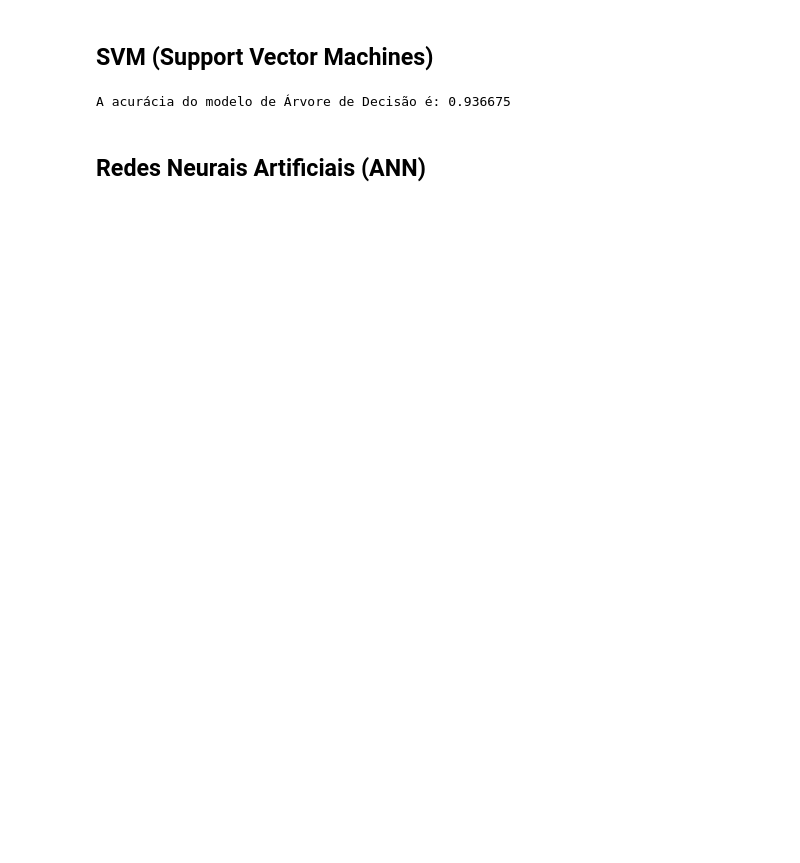
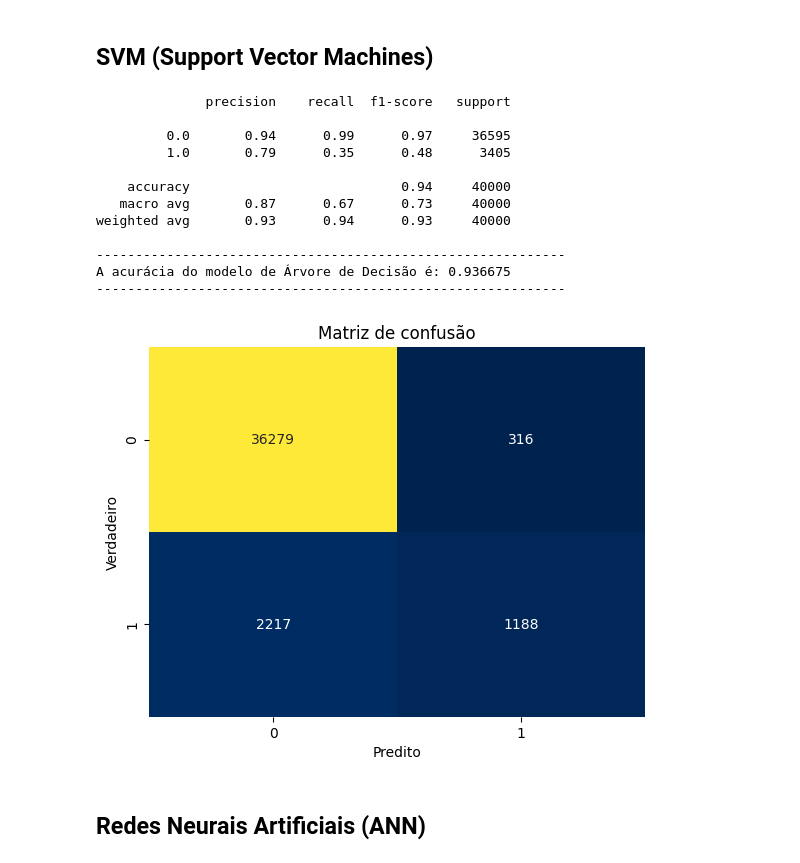
Before and after one commit to DieGod-DS/Credit-Card-Fraud, a Jupyter notebook: rascunho.ipynb, the cells around one changed output. Saved outputs shown, nothing was run; the diff lists cells and outputs as text; code cells hidden in the pictures; blank space fills up the shorter version.

```diff
--- a/rascunho.ipynb
+++ b/rascunho.ipynb
@@ -285,17 +362,45 @@ A acurácia do modelo de Árvore de Decisão é: 0.999825
 # %%
 # criando modelo
 model_svm = SVC(kernel='rbf')
 
 # ajustando modelo aos dados de treino
 model_svm.fit(x_train, y_train)
 
 # fazendo previsões nos dados de teste
 y_pred_svm = model_svm.predict(x_test)
 
-# calculando a acurácia do modelo
+# calculando métricas de validação de modelo
+    # Acurácia
 accuracy_svm = accuracy_score(y_test, y_pred_svm)
+    # Matriz de confusão
+cm_svm = confusion_matrix(y_test, y_pred_svm)
+
+# exibindo F1-Score e Recall
+print(classification_report(y_test,y_pred_svm))
+
+# exibindo Acurácia
+print('-'*60)
 print('A acurácia do modelo de Árvore de Decisão é:', accuracy_svm)
+print('-'*60)
+
+sns.heatmap(cm_svm, annot=True, fmt='d', cmap='cividis', cbar=False)
+plt.xlabel('Predito')
+plt.ylabel('Verdadeiro')
+plt.title('Matriz de confusão')
+plt.show()
 # %% [output]
+              precision    recall  f1-score   support
+
+         0.0       0.94      0.99      0.97     36595
+         1.0       0.79      0.35      0.48      3405
+
+    accuracy                           0.94     40000
+   macro avg       0.87      0.67      0.73     40000
+weighted avg       0.93      0.94      0.93     40000
+
+------------------------------------------------------------
 A acurácia do modelo de Árvore de Decisão é: 0.936675
+------------------------------------------------------------
+[figure, added]
 # %% [markdown]
 ## Redes Neurais Artificiais (ANN)
```
Also changed, not shown: parts of 5 cells of this notebook.
